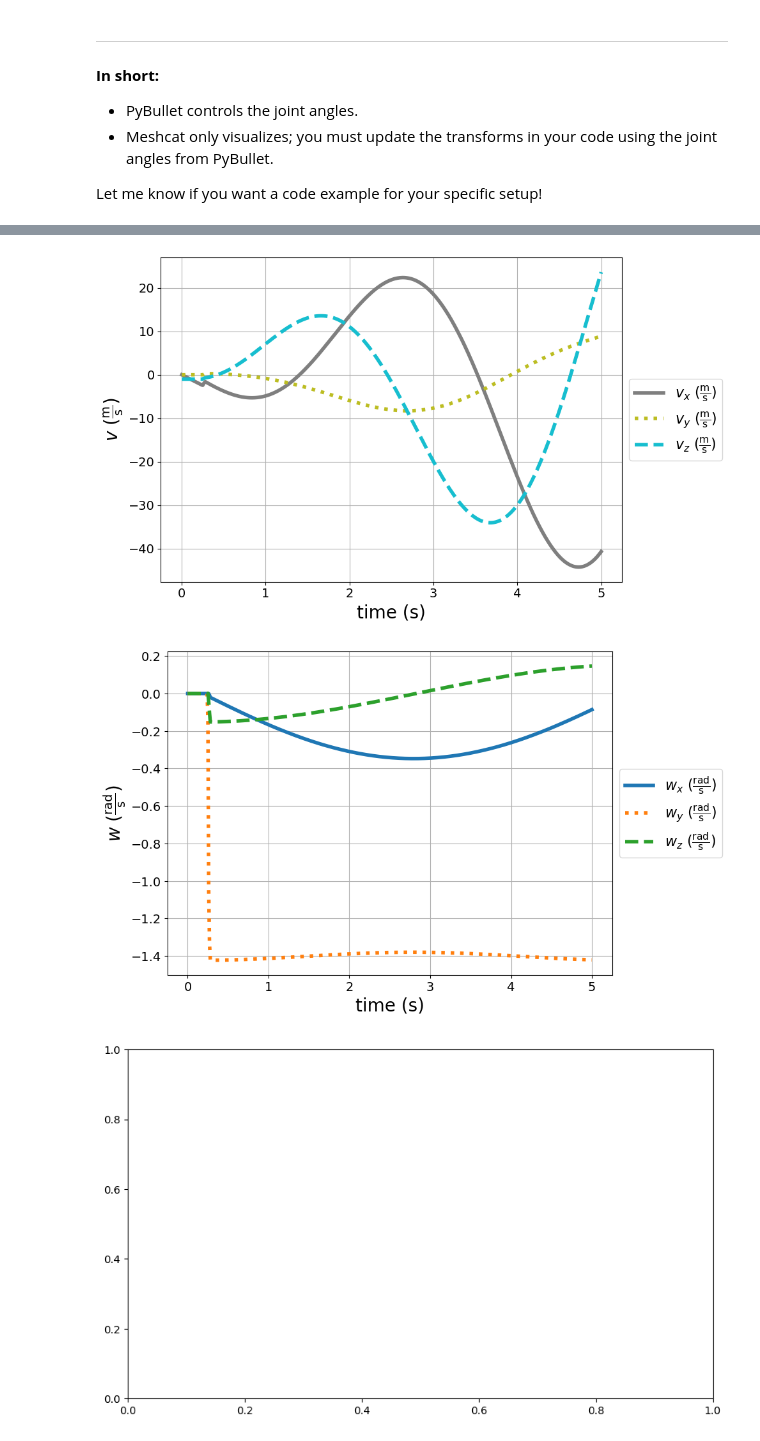
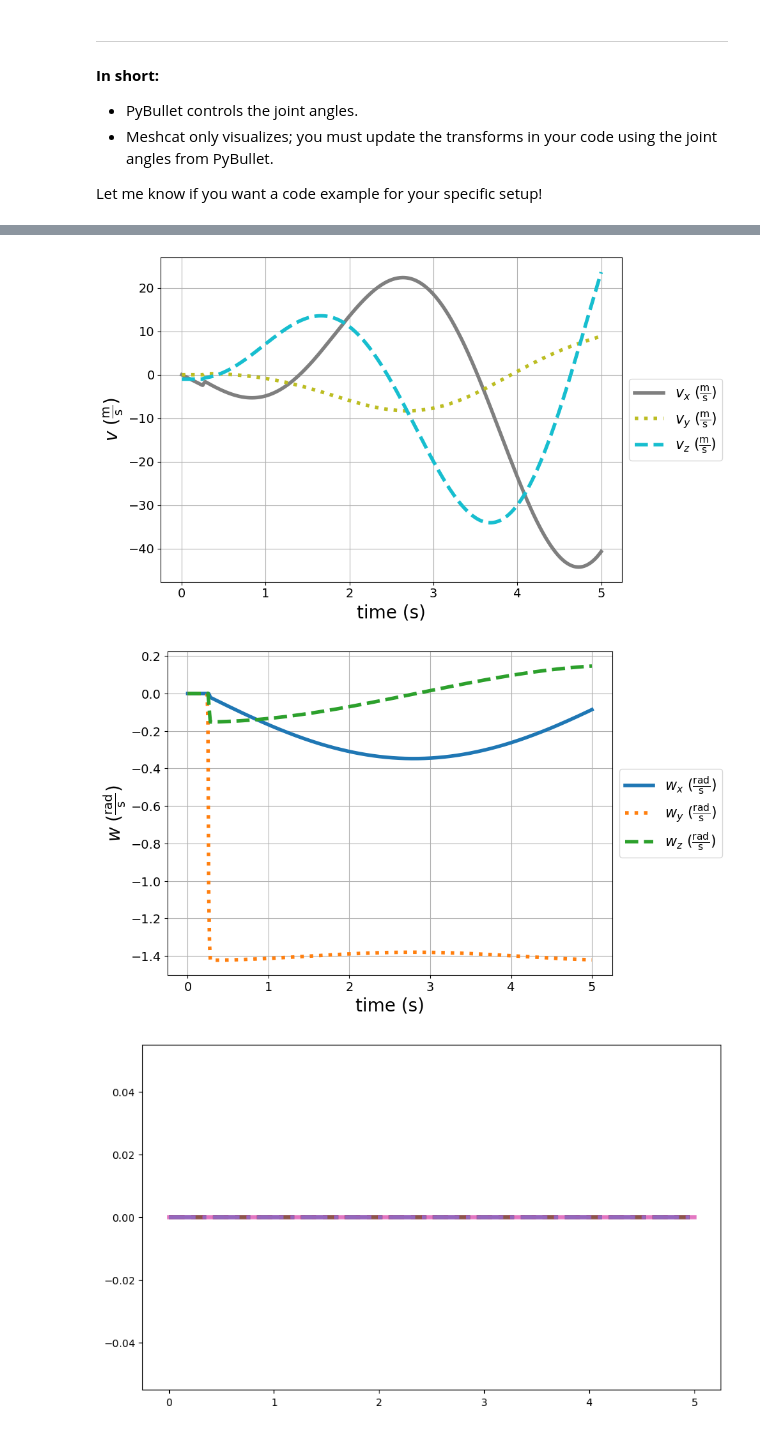
Before and after one commit to AODadbase/FV-Controls, a Jupyter notebook: LRI_Meshcat/Implementation/Render.ipynb, the cells around one changed output, grey strips where cells are left out. Drawn from its saved outputs; the diff is of its cells as text; code cells hidden in the pictures.

```diff
--- a/LRI_Meshcat/Implementation/Render.ipynb
+++ b/LRI_Meshcat/Implementation/Render.ipynb
@@ -217,8 +218,10 @@ fig_angvel.savefig("angular_velocity_plot.png", facecolor="white", transparent=F
 
 # Plot elevon deflection angles
 fig_delta, ax_delta = plt.subplots(figsize=(10, 6))
-ax_delta.plot(data["t"], data["delta_r"], label="$\\delta_r$ (rad)", linewidth=4, color="C16", linestyle="solid")
-ax_delta.plot(data["t"], data["delta_l"], label="$\\delta_l$ (rad)", linewidth=4, color="C15", linestyle="--")
+ax_delta.plot(data["t"], data["delta_1_command"], label="$\\delta_r$ (rad)", linewidth=4, color="C16", linestyle="solid")
+ax_delta.plot(data["t"], data["delta_2_command"], label="$\\delta_l$ (rad)", linewidth=4, color="C15", linestyle="--")
+ax_delta.plot(data["t"], data["delta_3_command"], label="$\\delta_3$ (rad)", linewidth=4, color="C13", linestyle="dotted")
+ax_delta.plot(data["t"], data["delta_4_command"], label="$\\delta_4$ (rad)", linewidth=4, color="C14", linestyle="dashdot")
 ax_delta.plot(data["t"], -np.ones_like(data["t"]) * simulator.maximum_elevon_deflection, ":", linewidth=4, color="C4", zorder=0, label="Max deflection")
 ax_delta.plot(data["t"], np.ones_like(data["t"]) * simulator.maximum_elevon_deflection, ":", linewidth=4, color="C4", zorder=0)
 ax_delta.grid()
@@ -234,5 +237,5 @@ KeyError: 'delta_r'
 [figure]
 [figure]
 [figure]
 [figure]
-[figure, old version]
+[figure, new version]
```
Also changed, not shown: parts of 2 cells of this notebook, 10 other files.
